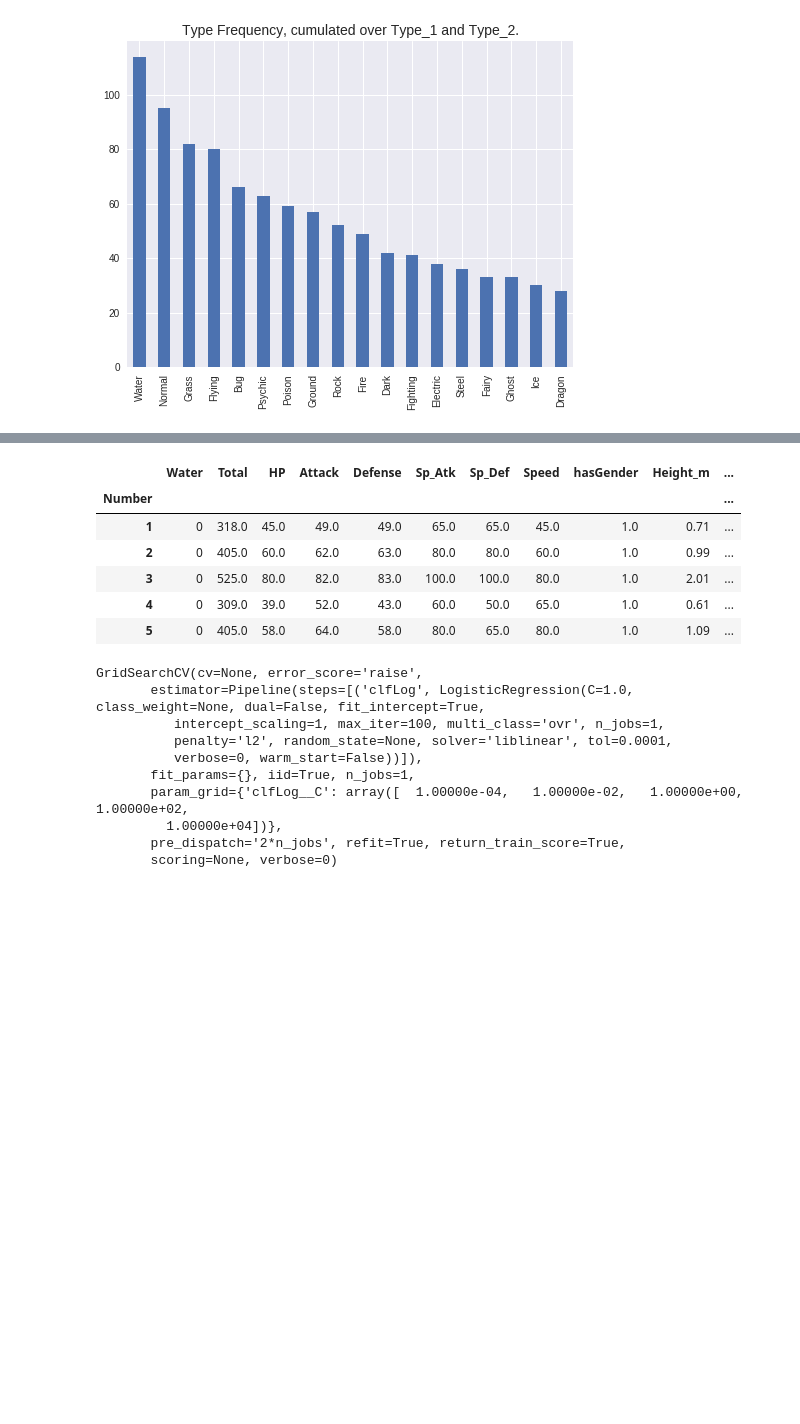
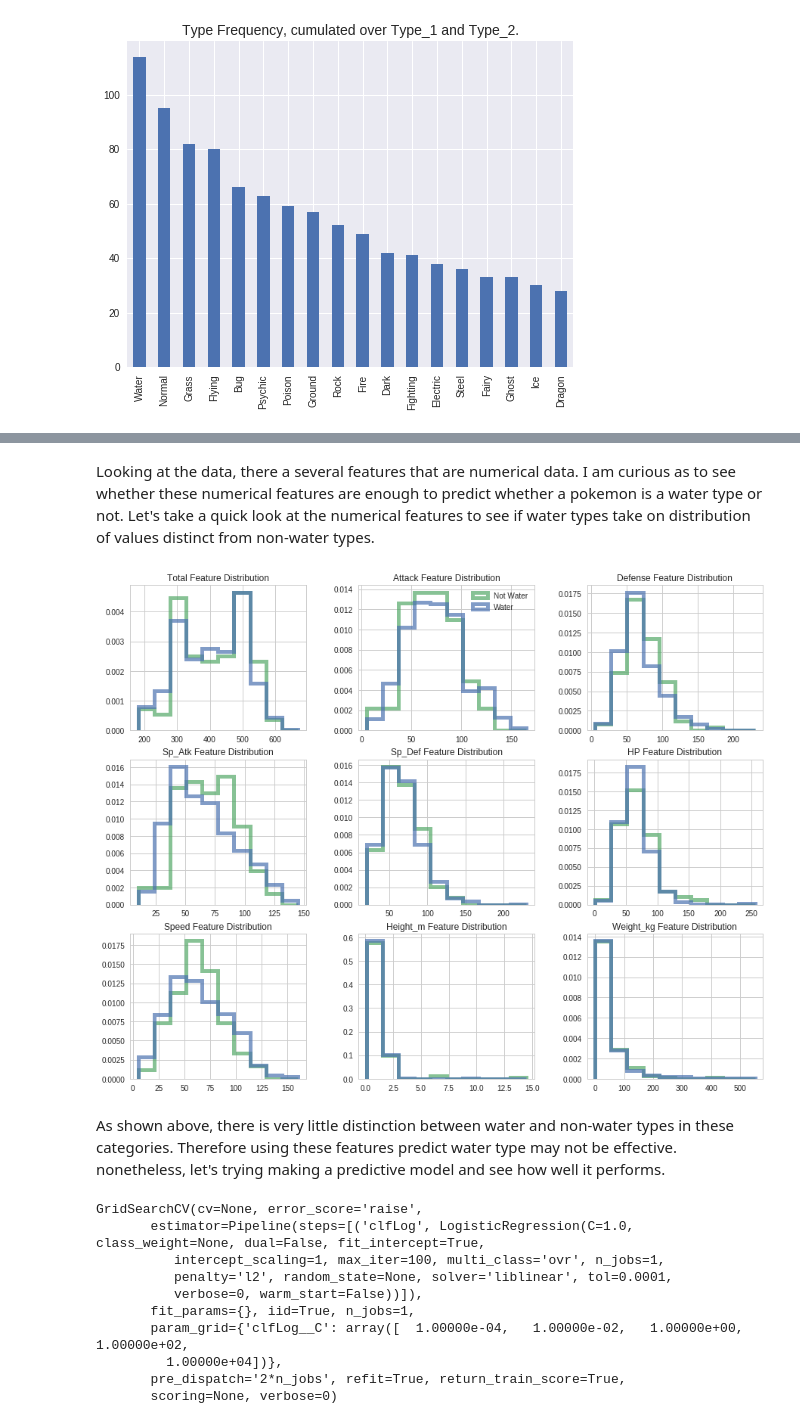
Before and after one commit to varennes/Pokemon-ML, a Jupyter notebook: notebook/02_WaterTypePredictions.ipynb, the cells around one changed output, grey strips where cells are left out. Drawn from its saved outputs; the diff is of its cells as text; code cells hidden in the pictures; blank space fills up the shorter version.

Commit message:
Starting editing 02_WaterType to make it more readable.

```diff
--- a/notebook/02_WaterTypePredictions.ipynb
+++ b/notebook/02_WaterTypePredictions.ipynb
@@ -13,10 +19,11 @@ print 'There are %s total features in the data set. \n' % len( list(df_master))
 print list(df_master)
 print ''
 print 'Let''s get rid of a few features that we won''t need for this exercise.'
-print 'Leaving us with the following data set.'
+print 'We will also get rid of all Legendary pokemon from the data for simplicity. \n'
+print 'This leaves us with the data set shown below.'
 
 df_master = df_master[ df_master.isLegendary == False]
-df_master = df_master.drop([ 'isLegendary', 'hasMegaEvolution', 'Generation'], axis=1)
+df_master = df_master.drop([ 'isLegendary', 'hasMegaEvolution', 'Generation', 'Pr_Male'], axis=1)
 df_master.head()
 # %% [output]
 There are 22 total features in the data set.
@@ -87,24 +82,32 @@ See the caveats in the documentation: http://pandas.pydata.org/pandas-docs/stabl
 | 3 | 0 | Venusaur | 525 | 80 | 82 | 83 | 100 | 100 | 80 | Green | True | ... |
 | 4 | 0 | Charmander | 309 | 39 | 52 | 43 | 60 | 50 | 65 | Red | True | ... |
 | 5 | 0 | Charmeleon | 405 | 58 | 64 | 58 | 80 | 65 | 80 | Red | True | ... |
-# %%
-floatList = [ 'Total', 'HP', 'Attack', 'Defense',
-              'Sp_Atk', 'Sp_Def', 'Speed', 'hasGender', 'Catch_Rate']
-
-for feature in floatList:
-    df_water[ feature] = df_water[ feature].astype('float64')
-# %%
-df_water = df_water.drop(['Name', 'Color', 'Pr_Male', 'Egg_Group_1', 'Egg_Group_2', 'Body_Style'], axis=1)
-
-df_water.head()
-# %% [output]
-|  | Water | Total | HP | Attack | Defense | Sp_Atk | Sp_Def | Speed | hasGender | Height_m | ... |
-| Number |  |  |  |  |  |  |  |  |  |  | ... |
-| 1 | 0 | 318.0 | 45.0 | 49.0 | 49.0 | 65.0 | 65.0 | 45.0 | 1.0 | 0.71 | ... |
-| 2 | 0 | 405.0 | 60.0 | 62.0 | 63.0 | 80.0 | 80.0 | 60.0 | 1.0 | 0.99 | ... |
-| 3 | 0 | 525.0 | 80.0 | 82.0 | 83.0 | 100.0 | 100.0 | 80.0 | 1.0 | 2.01 | ... |
-| 4 | 0 | 309.0 | 39.0 | 52.0 | 43.0 | 60.0 | 50.0 | 65.0 | 1.0 | 0.61 | ... |
-| 5 | 0 | 405.0 | 58.0 | 64.0 | 58.0 | 80.0 | 65.0 | 80.0 | 1.0 | 1.09 | ... |
+# %% [markdown]
+Looking at the data, there a several features that are numerical data. I am curious as to see whether these numerical features are enough to predict whether a pokemon is a water type or not. Let's take a quick look at the numerical features to see if water types take on distribution of values distinct from non-water types.
+# %%
+numFeatures = [ 'Total', 'Attack', 'Defense',
+                'Sp_Atk', 'Sp_Def', 'HP', 'Speed',
+                'Height_m', 'Weight_kg']
+
+for feature in numFeatures:
+    df_water[ feature] = df_water[ feature].astype('float64')
+
+plt.figure( figsize=(15,12))
+plt.subplots_adjust( hspace=0.2, wspace=0.3)
+plt.legend( ['Not Water', 'Water'])
+for i, feat in enumerate( numFeatures):
+    iSubFig = i + 1
+    plt.subplot( 3, 3, iSubFig)
+    plt.hist( [df_water[feat][ df_water.Water==0],
+               df_water[feat][ df_water.Water==1]], normed=True, histtype='step', linewidth=5, alpha=0.7)
+    plt.title(feat+' Feature Distribution')
+    if i == 1:
+        plt.legend( ['Not Water', 'Water'])
+# %% [output]
+[figure, added]
+# %% [markdown]
+As shown above, there is very little distinction between water and non-water types in these categories.
+Therefore using these features predict water type may not be effective. nonetheless, let's trying making a predictive model and see how well it performs.
 # %%
 from sklearn.model_selection import train_test_split
 from sklearn.model_selection import KFold
```
Also changed, not shown: parts of 8 cells of this notebook.
